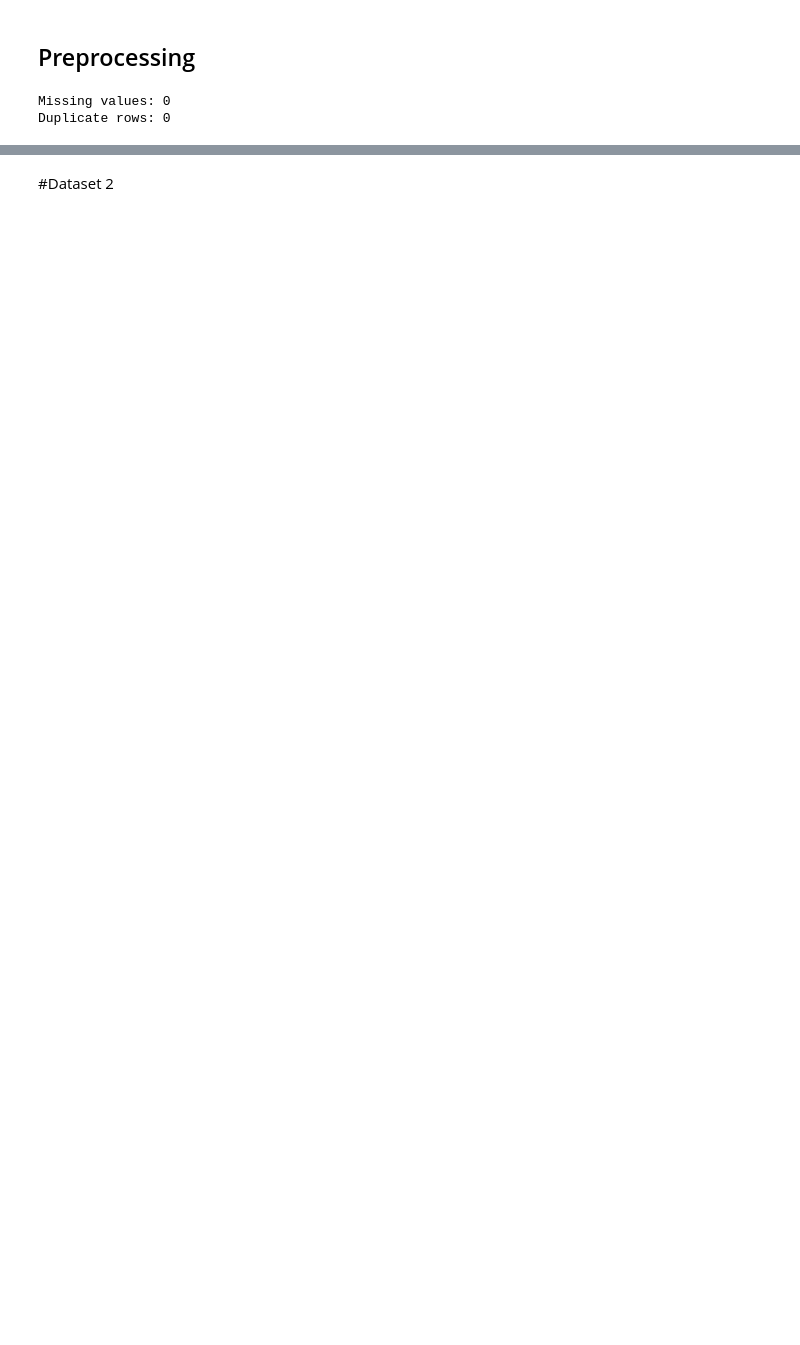
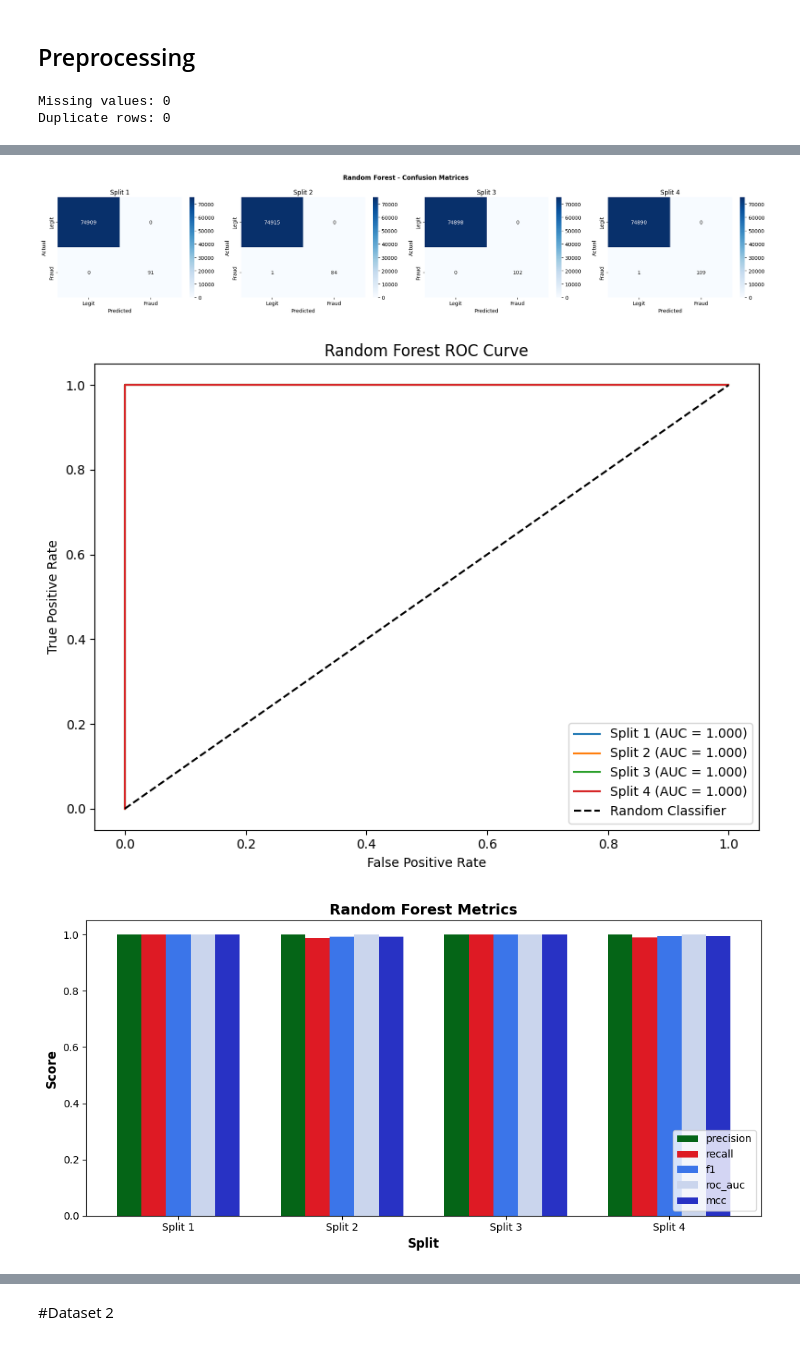
Before and after one commit to BackwardPropagators/PaymentFraudDetectionProj, a Jupyter notebook: IS_Project.ipynb, the cells around one changed output, grey strips where cells are left out. Saved outputs shown, nothing was run; the diff lists cells and outputs as text; code cells hidden in the pictures; blank space fills up the shorter version.

```diff
--- a/IS_Project.ipynb
+++ b/IS_Project.ipynb
@@ -36,4 +36,13 @@ from sklearn.model_selection import train_test_split
 from sklearn.linear_model import LogisticRegression
 from sklearn.ensemble import RandomForestClassifier
 from sklearn.metrics import *
+from sklearn.model_selection import KFold
+from sklearn.preprocessing import RobustScaler
 from imblearn.over_sampling import SMOTE
+from torch.utils.data import TensorDataset, DataLoader
+
+NUM_FOLDS = 4
+RANDOM_STATE = 42
+SAMPLE_SIZE = 300000 # Edit for final run, 300000-500000
+
+DEVICE = torch.device("cuda" if torch.cuda.is_available() else "cpu") #used to automatically detect GPU or default to CPU otherwise
@@ -286,0 +581,21 @@ print(f"  ROC-AUC:   {roc_auc:.4f}")
+# %%
+#training random forest model
+rf_results = []
+rf_last_model = None
+rf_fold_predictions = {}
+
+for split_num, (train_idx, test_idx) in enumerate(splits, start=1):
+    X_train, y_train, X_test, y_test = scale_resample(X, Y, train_idx, test_idx)
+    model = _build_rf()
+    model.fit(X_train, y_train)
+    y_pred = model.predict(X_test)
+    y_prob = model.predict_proba(X_test)[:, 1]
+    metrics = compute_metrics(y_test, y_pred, y_prob)
+    metrics["split"] = split_num
+    rf_results.append(metrics)
+    rf_fold_predictions[split_num] = {"y_pred": y_pred, "y_prob": y_prob}
+    rf_last_model = model
+
+rf_results_ds1_df = pd.DataFrame(rf_results)
+rf_results_ds1_df.to_csv(os.path.join(RESULTS, "rf_results.csv"), index=False)
+print_summary_table(rf_results_ds1_df, "Random Forest")
@@ -286,0 +611,9 @@ print(f"  ROC-AUC:   {roc_auc:.4f}")
+# %%
+confusion_matrices(splits, X, Y,_make_cached_predictor(rf_fold_predictions, "y_pred", len(splits)),"Random Forest", "d1_rf_confusion_matrices.png")
+plot_roc_curve(splits, X, Y,_make_cached_predictor(rf_fold_predictions, "y_prob", len(splits)),"Random Forest", "d1_rf_roc_curves.png")
+plot_metrics_bar(rf_results_ds1_df, splits, "Random Forest", "d1_rf_metrics_by_fold.png")
+plot_feature_importances(rf_last_model.feature_importances_, feature_names,"Random Forest", f"Fold {len(splits)}","d1_rf_feature_importances.png")
+# %% [output]
+[figure, added]
+[figure, added]
+[figure, added]
```
Also changed, not shown: parts of 78 cells of this notebook, 4 other files.
